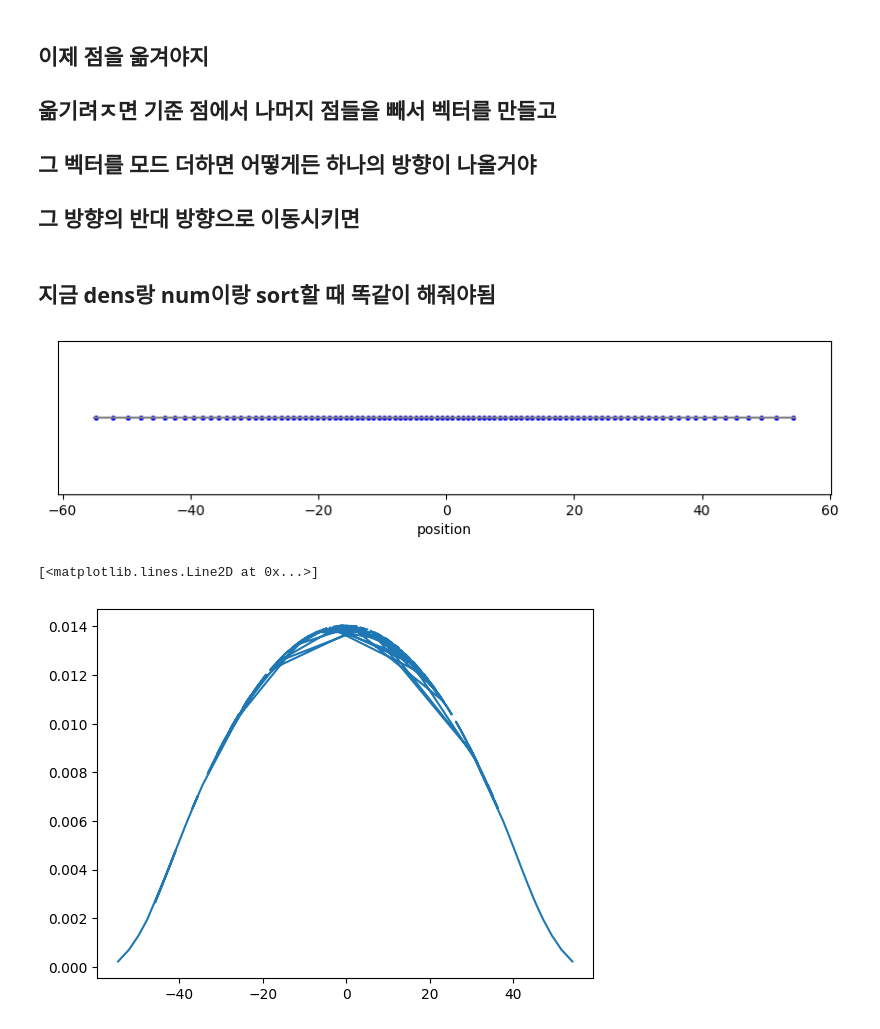
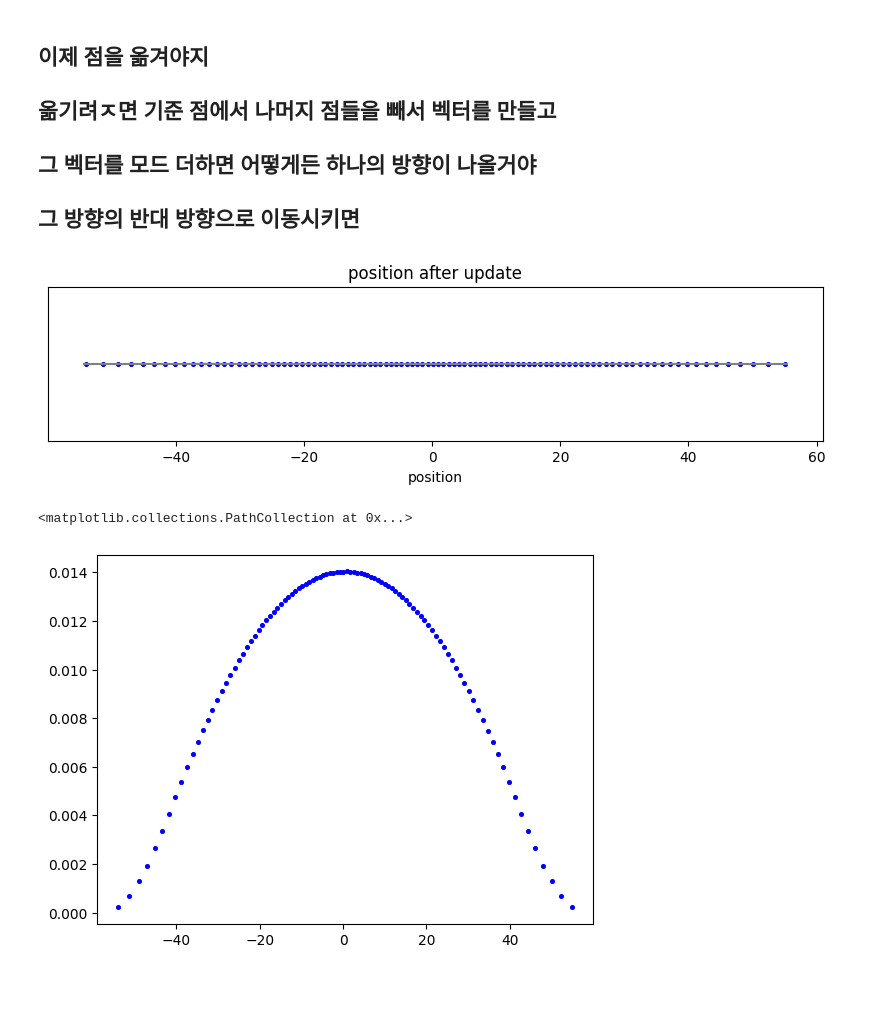
Before and after one commit to vinca0224/3D, a Jupyter notebook: uniform.ipynb, the cells around one changed output. Cells and saved outputs as stored; diff of their text form; code cells hidden in the pictures; blank space fills up the shorter version.

```diff
--- a/uniform.ipynb
+++ b/uniform.ipynb
@@ -77,31 +78,31 @@ plt.show()
 # %%
 from scipy.stats import norm
 
-i = 0
+count = 0
 
-while i < 400:
+dens = np.zeros(len(nums))
+vec = np.zeros(len(nums))
 
-    dens = []
-    vec = []
+while count < 500:
 
-    for num in nums:
+    for i in range(len(nums)):
         sum_pdf = 0
         vec_total = 0
         # 여기에 가우시안 넣어야 될듯
         for num2 in nums:
-            if num != num2:
+            if nums[i] != num2:
                 # gaussian 커널로 점들간 거리에 따라 확률추정
                 # 이게 벡터의 크기
-                p = norm.pdf(num-num2, 0, 1)
+                p = norm.pdf(nums[i]-num2, 0, 1)
                 # 점 num에서 확률추정
                 sum_pdf += p
-                vec_total += p * (num-num2)
+                vec_total += p * (nums[i]-num2)
 
-        dens.append(sum_pdf / (len(nums)-1))
-        vec.append(vec_total)
+        dens[i] = sum_pdf/(len(nums)-1)
+        vec[i] = vec_total
+        # dens.append(sum_pdf / (len(nums)-1))
+        # vec.append(vec_total)
 
     dens /= np.sum(dens)
     nums += vec
-    i += 1
+    count += 1
-# %% [markdown]
-## 지금 dens랑 num이랑 sort할 때 똑같이 해줘야됨
@@ -108,27 +142,34 @@ while i < 400:
+# %%
+## 지금 dens랑 num이랑 sort할 때 대응하여 정렬
+nums_sorted = np.sort(nums)
+index = np.argsort(nums)
+
+dens_sorted = [dens[i] for i in index]
 # %%
 import matplotlib.pyplot as plt
 
 # nums의 최소값과 최대값 구하기
 min_num = np.min(nums)
 max_num = np.max(nums)
 
 # 1차원 선 그리기
 plt.figure(figsize=(10, 2))
 plt.hlines(1, min_num-0.5, max_num+0.5, colors='gray', linestyles='solid')
 
 # nums 값들을 선 위에 점으로 시각화
-plt.scatter(nums, np.ones_like(nums), color='b', s=7)
+plt.scatter(nums_sorted, np.ones_like(nums), color='b', s=7)
 
+plt.title('position after update')
 plt.xlabel('position')
 plt.yticks([])
 plt.show()
 # %% [output]
-[figure, old version]
+[figure, new version]
 # %%
 plt.xlim([min_num-5, max_num+5])
 # plt.scatter(nums, dens, s=1)
-plt.plot(nums, dens)
-# plt.scatter(nums, dens, color='b', s=7)
+# plt.plot(nums_sorted, dens_sorted)
+plt.scatter(nums, dens, color='b', s=7)
 # %% [output]
-[<matplotlib.lines.Line2D at 0x...>]
+<matplotlib.collections.PathCollection at 0x...>
-[figure, old version]
+[figure, new version]
```
Also changed, not shown: parts of 3 cells of this notebook, 1 other file.
